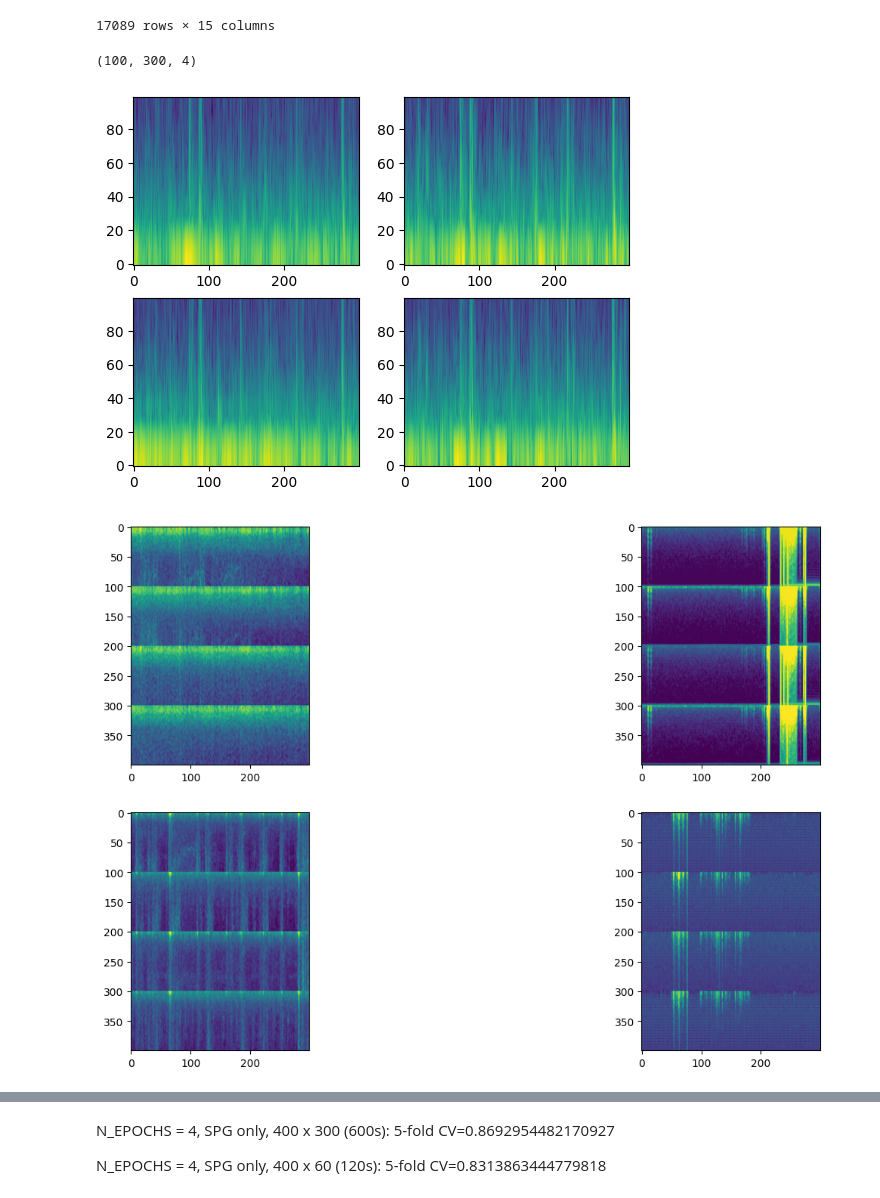
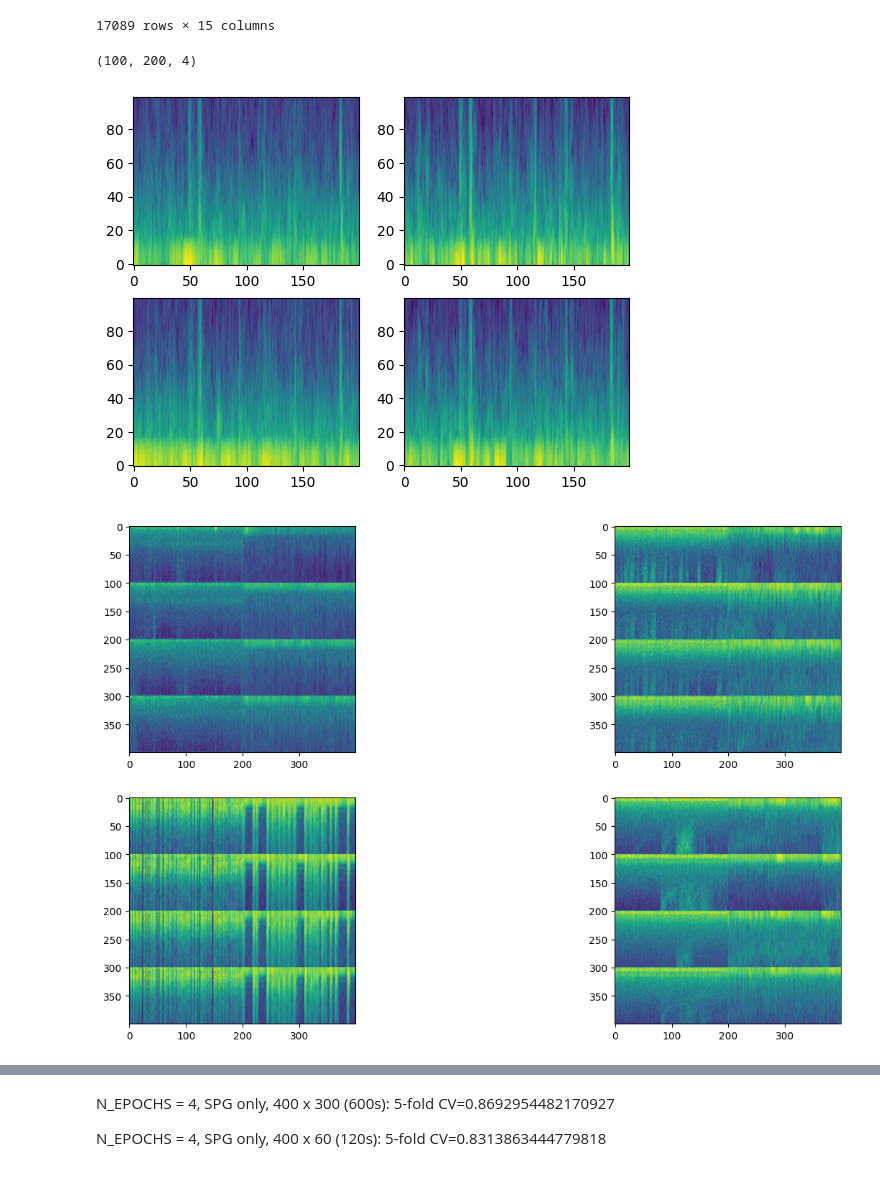
Before and after one commit to rlid/hms-harmful-brain-activity-classification, a Jupyter notebook: fit_enb0.ipynb, the cells around one changed output, grey strips where cells are left out. Cells and saved outputs as stored; diff of their text form; code cells hidden in the pictures.

Commit message:
faster data preparation with cache

```diff
--- a/fit_enb0.ipynb
+++ b/fit_enb0.ipynb
@@ -84,21 +77,24 @@ def spg_window(row, train=True):
 # read_spg_train(train_df.iloc[14583].spectrogram_id).isna().any()
 # train_df.iloc[133]
 # %%
-IMAGE_HEIGHT = 100
-IMAGE_WIDTH = 300
+import librosa
 
-import librosa
+IMAGE_HEIGHT = 100  # fixed
+IMAGE_WIDTH = 200  # <=200
+
+EEG_FREQ = 200
+HOP_LENGTH = 50
+SPG_FREQ = EEG_FREQ // HOP_LENGTH
 
 FEATS = [['Fp1','F7','T3','T5','O1'],
          ['Fp1','F3','C3','P3','O1'],
          ['Fp2','F8','T4','T6','O2'],
          ['Fp2','F4','C4','P4','O2']]
 
-def spg_from_eeg(eeg, display=False):
-    n_mels = IMAGE_HEIGHT  # number of frequency bands
-    n_windows = IMAGE_WIDTH  # number of windows
-    hop_length = len(eeg) // IMAGE_WIDTH  # window hop/shift step size
-    win_length = 2 * hop_length  # window size
+def spg_from_eeg(eeg, n_mels=IMAGE_HEIGHT, display=False):
+    hop_length = HOP_LENGTH  # window hop/shift step size: 50 / 200 = 0.25s
+    win_length = 2 * hop_length  # window size: 0.5s
+    n_windows = len(eeg) // hop_length  # number of windows
 
     # VARIABLE TO HOLD SPECTROGRAM
     img = np.zeros((n_mels, n_windows, 4), dtype='float32')
@@ -119,11 +115,11 @@ def spg_from_eeg(eeg, display=False):
             # LOG TRANSFORM
             mel_spec_db = librosa.power_to_db(mel_spec, ref=np.max).astype(np.float32)
 
-            img[:, :, i] += mel_spec_db[:, :n_windows]
+            img[:, :, i] += 0.25 * mel_spec_db[:, :n_windows]
 
         # STANDARDIZE
-        img[:, :, i] = img[:, :, i] - img[:, :, i].mean()
-        img[:, :, i] = img[:, :, i] / (img[:, :, i].std() + 1e-6)
+        # img[:, :, i] = img[:, :, i] - img[:, :, i].mean()
+        # img[:, :, i] = img[:, :, i] / (img[:, :, i].std() + 1e-6)
 
         if display:
             plt.subplot(2, 2, i + 1)
@@ -131,10 +127,30 @@ def spg_from_eeg(eeg, display=False):
 
     return img
 
-spg_from_eeg(eeg_window(train_df.iloc[0]), display=True).shape
+@cache
+def eeg_spg_train(eeg_id):
+    return spg_from_eeg(pd.read_parquet(f'{DATA_DIR}/train_eegs/{eeg_id}.parquet'))
+    # return spg_from_eeg(read_eeg_train(eeg_id))
+
+@cache
+def eeg_spg_test(eeg_id):
+    return spg_from_eeg(pd.read_parquet(f'{DATA_DIR}/test_eegs/{eeg_id}.parquet'))
+    # return spg_from_eeg(read_eeg_test(eeg_id))
+
+
+def eeg_spg_window(row, train=True):
+    eeg_spg_array = (eeg_spg_train if train else eeg_spg_test)(row.eeg_id)
+    if train:
+        eeg_offset = int(row.eeg_label_offset_seconds)
+        eeg_spg_array = eeg_spg_array[:, (SPG_FREQ * eeg_offset):(SPG_FREQ * (eeg_offset + 50))]
+    return eeg_spg_array
+
+
+spg_from_eeg(eeg_window(train_df.iloc[0]), display=True)
+eeg_spg_window(train_df.iloc[0]).shape
 # %% [output]
-(100, 300, 4)
+(100, 200, 4)
-[figure, old version]
+[figure, new version]
 # %%
 import albumentations as albu
 
@@ -167,9 +183,11 @@ class DataGenerator(keras.utils.Sequence):
         return X, y
 
     def __data_generation(self, indices):
-        window_left = 150 - IMAGE_WIDTH // 2
-        window_right = 150 + IMAGE_WIDTH // 2
-        X = np.zeros((len(indices), IMAGE_HEIGHT, window_right - window_left, 4), dtype='float32')
+        spg_window_left = 150 - IMAGE_WIDTH // 2
+        spg_window_right = 150 + IMAGE_WIDTH // 2
+        eeg_window_left = 100 - IMAGE_WIDTH // 2
+        eeg_window_right = 100 + IMAGE_WIDTH // 2
+        X = np.zeros((len(indices), IMAGE_HEIGHT, IMAGE_WIDTH, 8), dtype='float32')
         y = np.zeros((len(indices), 6), dtype='float32')
 
         for i_batch, i_row in enumerate(indices):
@@ -178,7 +196,7 @@ class DataGenerator(keras.utils.Sequence):
             spg = spg_window(row, train=not self.test_mode).values.T
 
             for j in range(4):
-                img = spg[(j * 100):((j + 1) * 100), window_left:window_right]
+                img = spg[(j * 100):((j + 1) * 100), spg_window_left:spg_window_right]
 
                 img = np.nan_to_num(img, nan=0.0)
 
@@ -189,7 +207,10 @@ class DataGenerator(keras.utils.Sequence):
 
                 X[i_batch, :, :, j] = img[:, :]
 
-            # X[i_batch, :, :, 4:] = spg_from_eeg(eeg_window(row))
+            img = eeg_spg_window(row)
+            img = img - img.mean()
+            img = img / (img.std() + 1e-6)
+            X[i_batch, :, :, 4:] = img[:, eeg_window_left:eeg_window_right]
 
             if not self.test_mode:
                 y[i_batch, :] = row[TARGETS]
@@ -210,25 +231,25 @@ class DataGenerator(keras.utils.Sequence):
 # %%
 gen = DataGenerator(train_df, shuffle=True)
 
 ROWS = 2
 COLS = 2
 BATCHES = 1
 
 for i, (X, y) in enumerate(gen):
     plt.figure(figsize=(16, 9))
     for j in range(ROWS):
         for k in range(COLS):
             plt.subplot(ROWS, COLS, j * COLS + k + 1)
             t = y[j * COLS + k]
             img_spg = np.concatenate([X[j * COLS + k, :, :, a] for a in range(4)], axis=0)
-            # img_eeg = np.concatenate([X[j * COLS + k, :, :, a] for a in range(4, 8)], axis=0)
-            # img = np.concatenate([img_spg, img_eeg], axis=1)
-            plt.imshow(img_spg)
+            img_eeg = np.concatenate([X[j * COLS + k, :, :, a] for a in range(4, 8)], axis=0)
+            img = np.concatenate([img_spg, img_eeg], axis=1)
+            plt.imshow(img)
     plt.show()
     if i == BATCHES - 1:
         break
 # %% [output]
-[figure, old version]
+[figure, new version]
 # %%
 def build_model():
     base_model = keras.applications.efficientnet.EfficientNetB0(include_top=False, weights='imagenet', input_shape=None)
```
Also changed, not shown: parts of 4 cells of this notebook.
